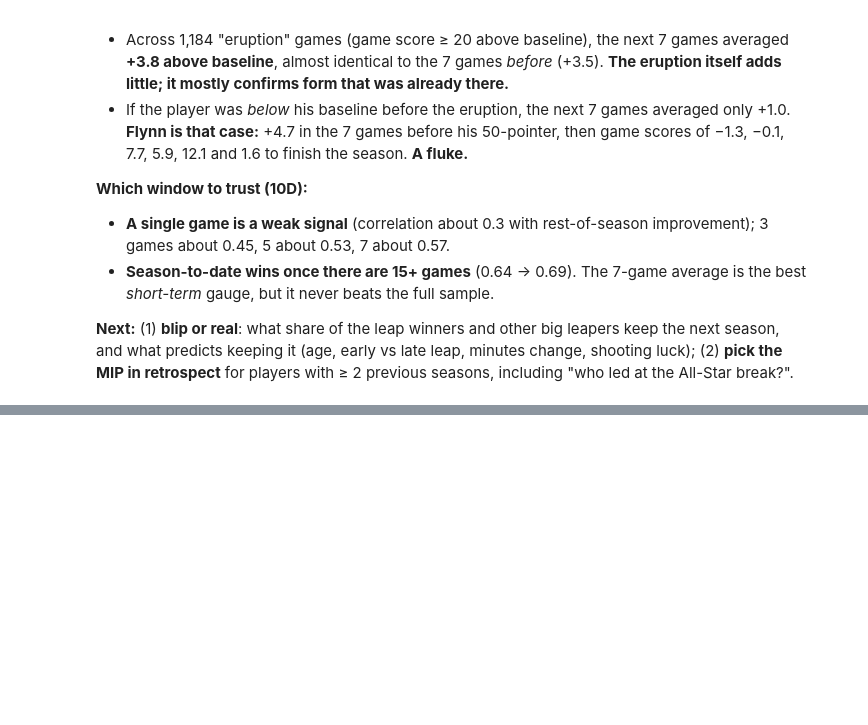
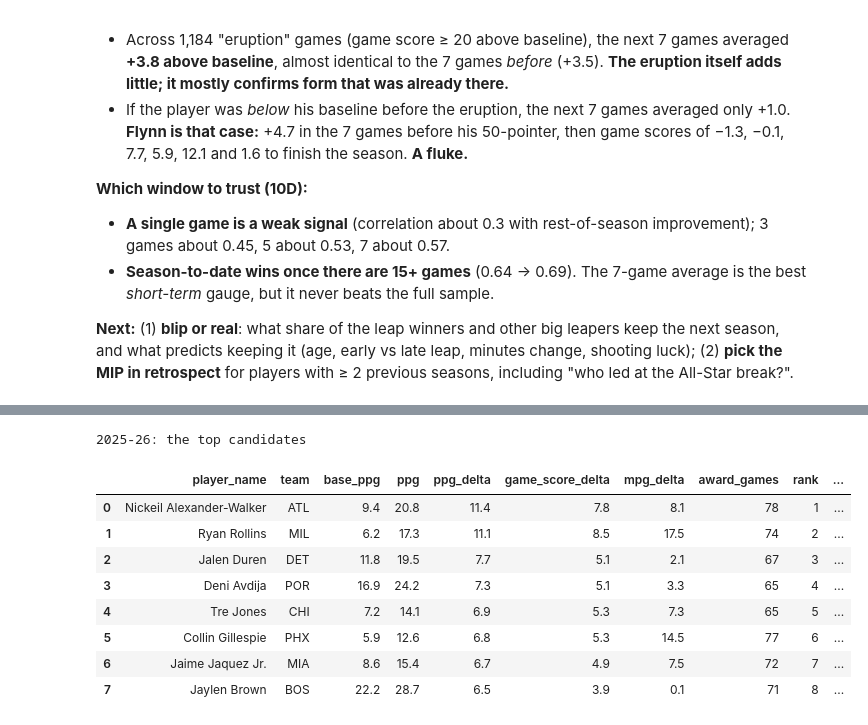
Before and after one commit to dan-j-e/unicorn-hunting, a Jupyter notebook: notebooks/10_mip_leaps.ipynb, the cells around one changed output, grey strips where cells are left out. Drawn from its saved outputs; the diff is of its cells as text; code cells hidden in the pictures; blank space fills up the shorter version.

```diff
--- a/notebooks/10_mip_leaps.ipynb
+++ b/notebooks/10_mip_leaps.ipynb
@@ -212,0 +293,15 @@ corr.round(2)
+# %%
+print("2025-26: the top candidates")
+cols = ["player_name", "team", "base_ppg", "ppg", "ppg_delta", "game_score_delta", "mpg_delta", "award_games", "rank", "mip"]
+el[el["season"] == "2025-26"].nsmallest(8, "rank")[cols].round(1).reset_index(drop=True)
+# %% [output]
+2025-26: the top candidates
+|  | player_name | team | base_ppg | ppg | ppg_delta | game_score_delta | mpg_delta | award_games | rank | ... |
+| 0 | Nickeil Alexander-Walker | ATL | 9.4 | 20.8 | 11.4 | 7.8 | 8.1 | 78 | 1 | ... |
+| 1 | Ryan Rollins | MIL | 6.2 | 17.3 | 11.1 | 8.5 | 17.5 | 74 | 2 | ... |
+| 2 | Jalen Duren | DET | 11.8 | 19.5 | 7.7 | 5.1 | 2.1 | 67 | 3 | ... |
+| 3 | Deni Avdija | POR | 16.9 | 24.2 | 7.3 | 5.1 | 3.3 | 65 | 4 | ... |
+| 4 | Tre Jones | CHI | 7.2 | 14.1 | 6.9 | 5.3 | 7.3 | 65 | 5 | ... |
+| 5 | Collin Gillespie | PHX | 5.9 | 12.6 | 6.8 | 5.3 | 14.5 | 77 | 6 | ... |
+| 6 | Jaime Jaquez Jr. | MIA | 8.6 | 15.4 | 6.7 | 4.9 | 7.5 | 72 | 7 | ... |
+| 7 | Jaylen Brown | BOS | 22.2 | 28.7 | 6.5 | 3.9 | 0.1 | 71 | 8 | ... |
```
Also changed, not shown: parts of 4 cells of this notebook, 2 other files.
